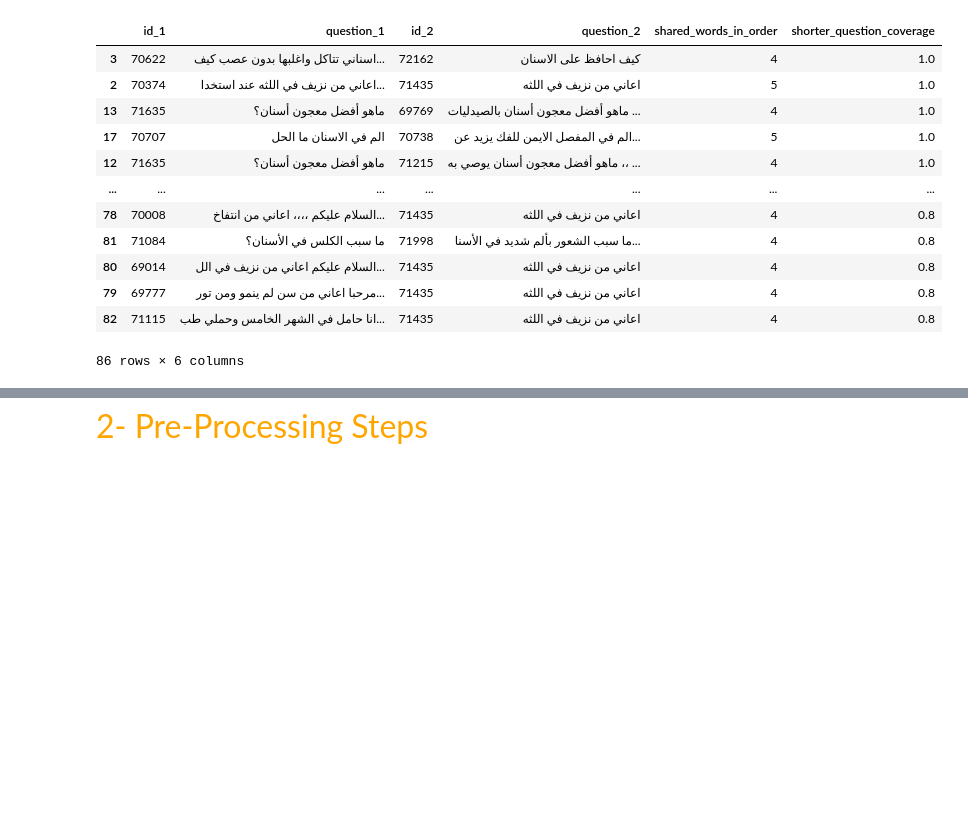
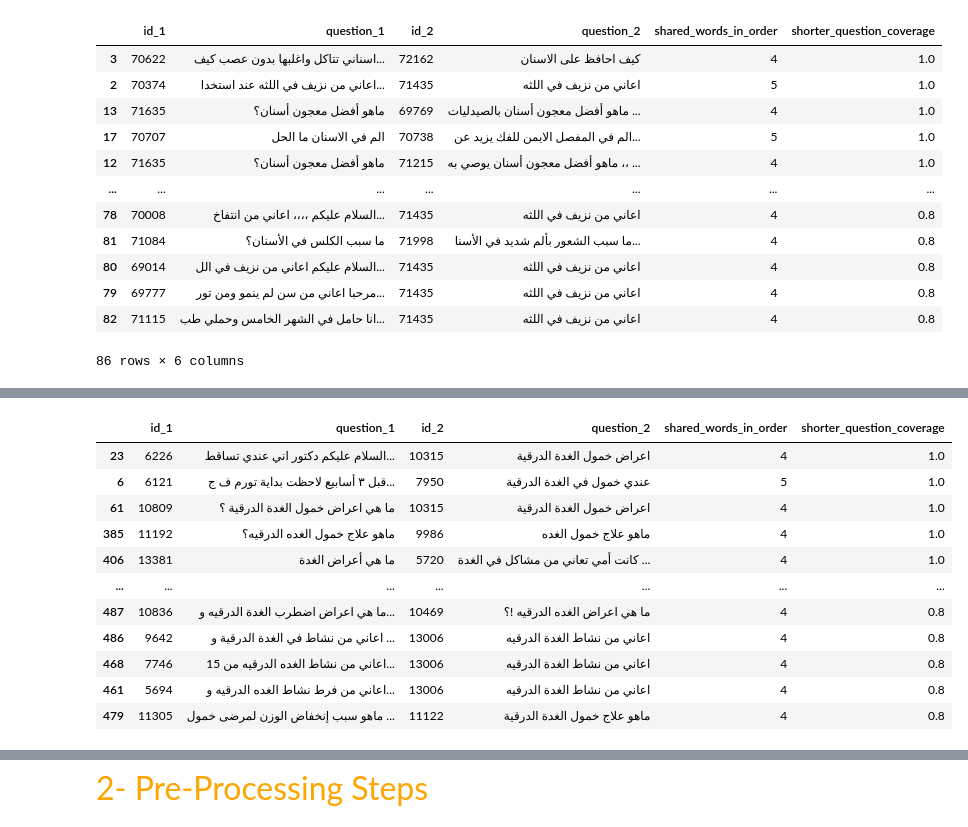
Before and after one commit to MuNoRam/NLP-HomeWork1, a Jupyter notebook: HW-1/Code PlayGround.ipynb, the cells around one changed output, grey strips where cells are left out. Saved outputs shown, nothing was run; the diff lists cells and outputs as text; code cells hidden in the pictures; blank space fills up the shorter version.

```diff
--- a/HW-1/Code PlayGround.ipynb
+++ b/HW-1/Code PlayGround.ipynb
@@ -1009,0 +1538,95 @@ display(similar_questions)
+# %%
+category_name = "أمراض الغدد الصماء"  #  تنفسي - دم - أطفال - أسنان - عيون - جلدية - عام - نسائية - غدد - ضغط
+threshold = 0.80
+min_shared_words = 4
+
+def question_words(text):
+    text = str(text).strip().lower()
+
+    # Replace common punctuation with spaces
+    for char in ".,،؛:!?؟()[]{}\"'ـ":
+        text = text.replace(char, " ")
+
+    return text.split()
+
+
+def longest_common_subsequence_length(words1, words2):
+    previous = [0] * (len(words2) + 1)
+
+    for word1 in words1:
+        current = [0]
+        for j, word2 in enumerate(words2, start=1):
+            if word1 == word2:
+                current.append(previous[j - 1] + 1)
+            else:
+                current.append(max(previous[j], current[-1]))
+        previous = current
+
+    return previous[-1]
+
+
+subset = train_df.loc[
+    train_df["category"].eq(category_name),
+    ["id", "question"]
+].dropna(subset=["question"]).reset_index(drop=True)
+ids = subset["id"].tolist()
+raw_questions = subset["question"].tolist()
+words = [question_words(q) for q in subset["question"]]
+word_sets = [set(w) for w in words]
+lengths = [len(w) for w in words]
+
+matches = []
+n = len(ids)
+
+for i in range(n):
+    len_i = lengths[i]
+    if len_i < min_shared_words:
+        continue
+    words_i = words[i]
+    set_i = word_sets[i]
+
+    for j in range(i + 1, n):
+        len_j = lengths[j]
+        if len_j < min_shared_words:
+            continue
+
+        shorter_length = len_i if len_i < len_j else len_j
+        required_shared = max(min_shared_words, int(threshold * shorter_length))
+
+        # 2. Fast upper-bound filter: unordered set intersection must meet required_shared
+        if len(set_i & word_sets[j]) < required_shared:
+            continue
+
+        # 3. Only run expensive LCS on the tiny fraction of pairs that pass the filter
+        shared_in_order = longest_common_subsequence_length(words_i, words[j])
+        shorter_coverage = shared_in_order / shorter_length
+
+        if shared_in_order >= min_shared_words and shorter_coverage >= threshold:
+            matches.append({
+                "id_1": ids[i],
+                "question_1": raw_questions[i],
+                "id_2": ids[j],
+                "question_2": raw_questions[j],
+                "shared_words_in_order": shared_in_order,
+                "shorter_question_coverage": round(shorter_coverage, 3),
+            })
+
+similar_questions = pd.DataFrame(matches).sort_values(
+    "shorter_question_coverage",
+    ascending=False
+)
+
+display(similar_questions)
+# %% [output]
+|  | id_1 | question_1 | id_2 | question_2 | shared_words_in_order | shorter_question_coverage |
+| 23 | 6226 | السلام عليكم دكتور اني عندي تساقط... | 10315 | اعراض خمول الغدة الدرقية | 4 | 1.0 |
+| 6 | 6121 | قبل ٣ أسابيع لاحظت بداية تورم ف ج... | 7950 | عندي خمول في الغدة الدرقية | 5 | 1.0 |
+| 61 | 10809 | ما هي اعراض خمول الغدة الدرقية ؟ | 10315 | اعراض خمول الغدة الدرقية | 4 | 1.0 |
+| 385 | 11192 | ماهو علاج خمول الغده الدرقيه؟ | 9986 | ماهو علاج خمول الغده | 4 | 1.0 |
+| 406 | 13381 | ما هي أعراض الغدة | 5720 | كانت أمي تعاني من مشاكل في الغدة ... | 4 | 1.0 |
+| ... | ... | ... | ... | ... | ... | ... |
+| 487 | 10836 | ما هي اعراض اضطرب الغدة الدرقيه و... | 10469 | ما هي اعراض الغده الدرقيه !؟ | 4 | 0.8 |
+| 486 | 9642 | اعاني من نشاط في الغدة الدرقية و ... | 13006 | اعاني من نشاط الغدة الدرقيه | 4 | 0.8 |
+| 468 | 7746 | اعاني من نشاط الغده الدرقيه من 15... | 13006 | اعاني من نشاط الغدة الدرقيه | 4 | 0.8 |
+| 461 | 5694 | اعاني من فرط نشاط الغده الدرقيه و... | 13006 | اعاني من نشاط الغدة الدرقيه | 4 | 0.8 |
+| 479 | 11305 | ماهو سبب إنخفاض الوزن لمرضى خمول ... | 11122 | ماهو علاج خمول الغدة الدرقية | 4 | 0.8 |
```
Also changed, not shown: parts of 31 cells of this notebook.
